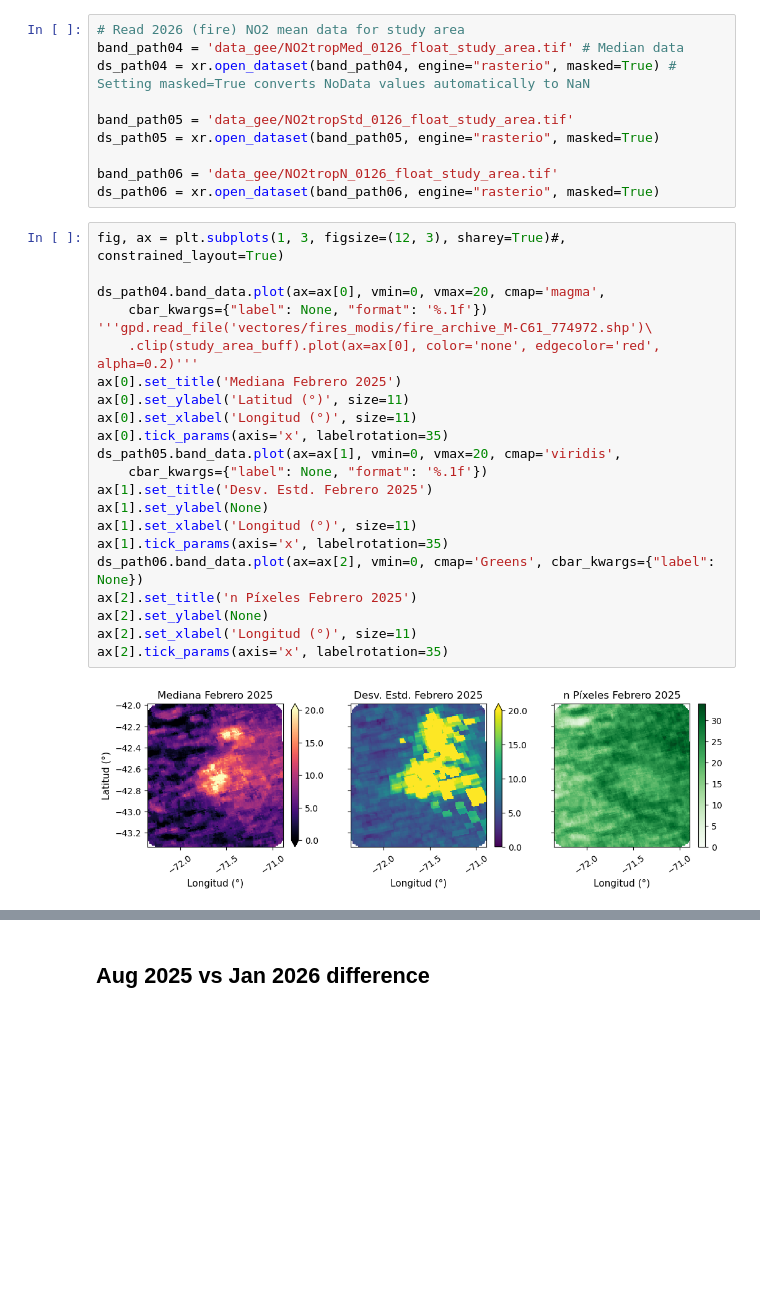
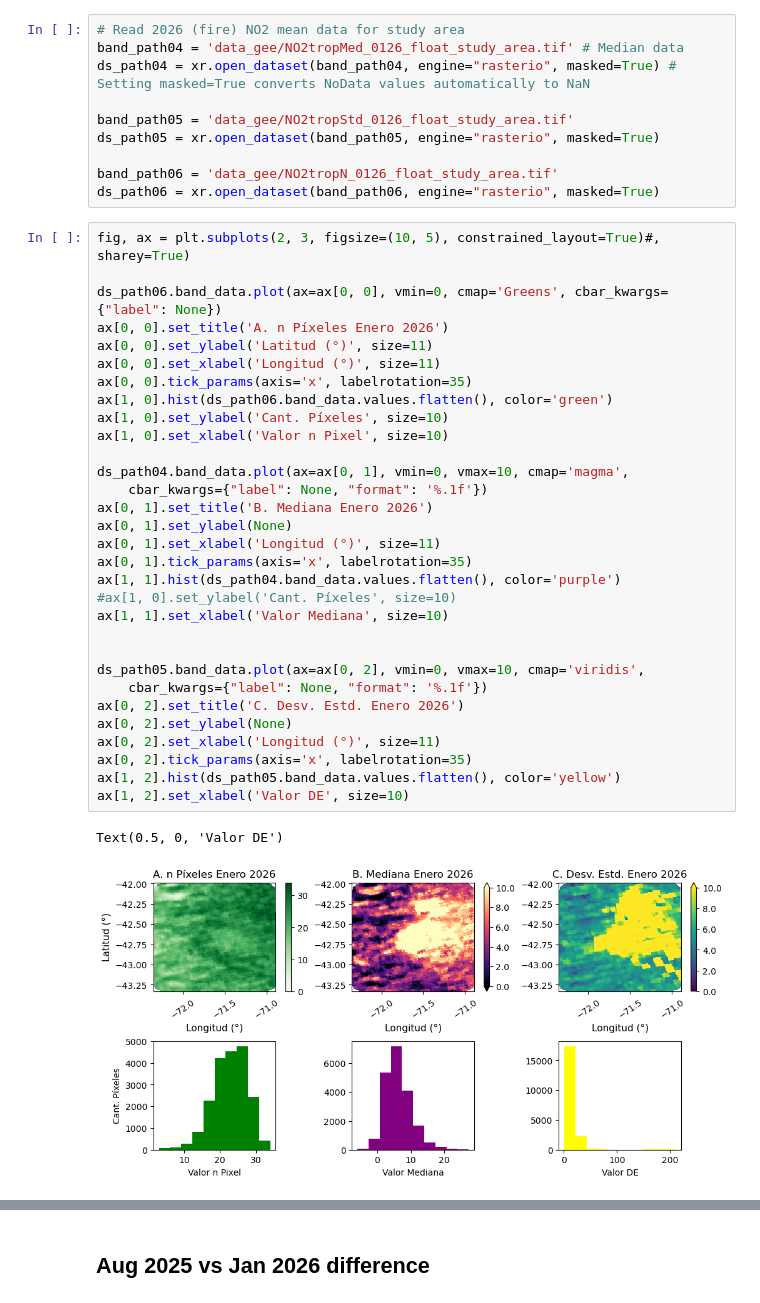
Before and after one commit to francobarrionuevoenv21/MAIE_devs_pub, a Jupyter notebook: Teledt_ambiental/TP5_NO2/TP5_NO2gee.ipynb, the cells around one changed output, grey strips where cells are left out. Drawn from its saved outputs; the diff is of its cells as text; blank space fills up the shorter version.

```diff
--- a/Teledt_ambiental/TP5_NO2/TP5_NO2gee.ipynb
+++ b/Teledt_ambiental/TP5_NO2/TP5_NO2gee.ipynb
@@ -132,30 +145,40 @@ ds_path05 = xr.open_dataset(band_path05, engine="rasterio", masked=True)
 
 band_path06 = 'data_gee/NO2tropN_0126_float_study_area.tif'
 ds_path06 = xr.open_dataset(band_path06, engine="rasterio", masked=True)
-# %%
-fig, ax = plt.subplots(1, 3, figsize=(12, 3), sharey=True)#, constrained_layout=True)
-
-ds_path04.band_data.plot(ax=ax[0], vmin=0, vmax=20, cmap='magma',
-    cbar_kwargs={"label": None, "format": '%.1f'})
-'''gpd.read_file('vectores/fires_modis/fire_archive_M-C61_774972.shp')\
-    .clip(study_area_buff).plot(ax=ax[0], color='none', edgecolor='red', alpha=0.2)'''
-ax[0].set_title('Mediana Febrero 2025')
-ax[0].set_ylabel('Latitud (°)', size=11)
-ax[0].set_xlabel('Longitud (°)', size=11)
-ax[0].tick_params(axis='x', labelrotation=35)
-ds_path05.band_data.plot(ax=ax[1], vmin=0, vmax=20, cmap='viridis',
-    cbar_kwargs={"label": None, "format": '%.1f'})
-ax[1].set_title('Desv. Estd. Febrero 2025')
-ax[1].set_ylabel(None)
-ax[1].set_xlabel('Longitud (°)', size=11)
-ax[1].tick_params(axis='x', labelrotation=35)
-ds_path06.band_data.plot(ax=ax[2], vmin=0, cmap='Greens', cbar_kwargs={"label": None})
-ax[2].set_title('n Píxeles Febrero 2025')
-ax[2].set_ylabel(None)
-ax[2].set_xlabel('Longitud (°)', size=11)
-ax[2].tick_params(axis='x', labelrotation=35)
-# %% [output]
-[figure, removed]
+# %%
+fig, ax = plt.subplots(2, 3, figsize=(10, 5), constrained_layout=True)#, sharey=True)
+
+ds_path06.band_data.plot(ax=ax[0, 0], vmin=0, cmap='Greens', cbar_kwargs={"label": None})
+ax[0, 0].set_title('A. n Píxeles Enero 2026')
+ax[0, 0].set_ylabel('Latitud (°)', size=11)
+ax[0, 0].set_xlabel('Longitud (°)', size=11)
+ax[0, 0].tick_params(axis='x', labelrotation=35)
+ax[1, 0].hist(ds_path06.band_data.values.flatten(), color='green')
+ax[1, 0].set_ylabel('Cant. Píxeles', size=10)
+ax[1, 0].set_xlabel('Valor n Pixel', size=10)
+
+ds_path04.band_data.plot(ax=ax[0, 1], vmin=0, vmax=10, cmap='magma',
+    cbar_kwargs={"label": None, "format": '%.1f'})
+ax[0, 1].set_title('B. Mediana Enero 2026')
+ax[0, 1].set_ylabel(None)
+ax[0, 1].set_xlabel('Longitud (°)', size=11)
+ax[0, 1].tick_params(axis='x', labelrotation=35)
+ax[1, 1].hist(ds_path04.band_data.values.flatten(), color='purple')
+#ax[1, 0].set_ylabel('Cant. Píxeles', size=10)
+ax[1, 1].set_xlabel('Valor Mediana', size=10)
+
+
+ds_path05.band_data.plot(ax=ax[0, 2], vmin=0, vmax=10, cmap='viridis',
+    cbar_kwargs={"label": None, "format": '%.1f'})
+ax[0, 2].set_title('C. Desv. Estd. Enero 2026')
+ax[0, 2].set_ylabel(None)
+ax[0, 2].set_xlabel('Longitud (°)', size=11)
+ax[0, 2].tick_params(axis='x', labelrotation=35)
+ax[1, 2].hist(ds_path05.band_data.values.flatten(), color='yellow')
+ax[1, 2].set_xlabel('Valor DE', size=10)
+# %% [output]
+Text(0.5, 0, 'Valor DE')
+[figure, added]
 # %%
 # Set the figure and subplots
 fig, ax = plt.subplots(2, 2, figsize=(9, 7),
```
Also changed, not shown: parts of 10 cells of this notebook, 8 other files.
